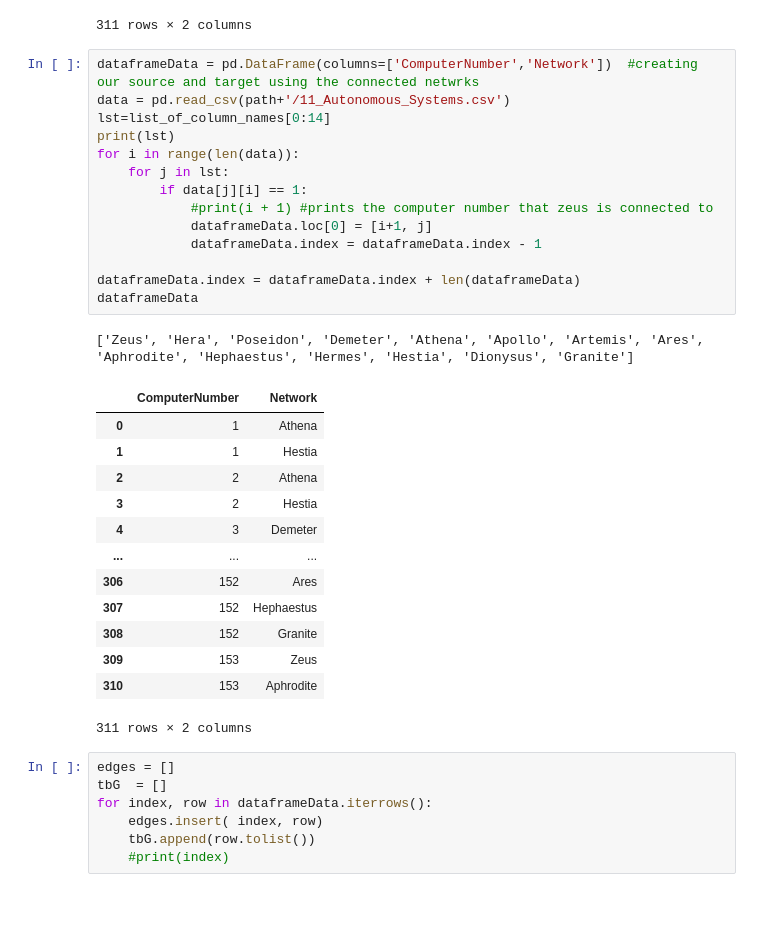
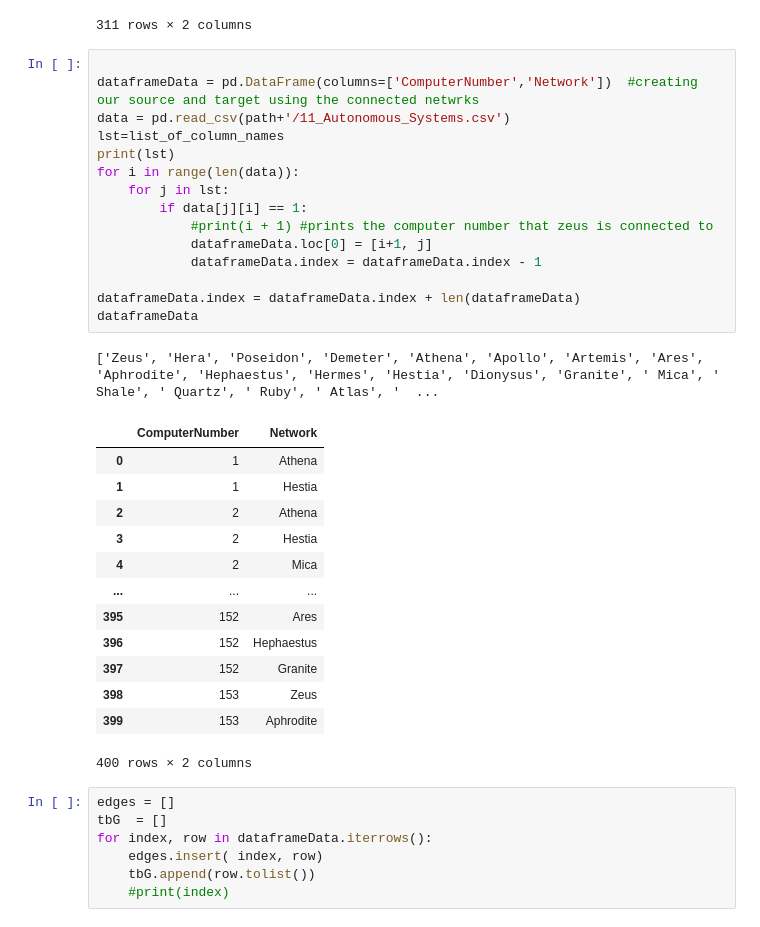
Before and after one commit to erifejams/Autonomous-Systems, a Jupyter notebook: final_code.ipynb, the cells around one changed output. Cells and saved outputs as stored; diff of their text form.

```diff
--- a/final_code.ipynb
+++ b/final_code.ipynb
@@ -778,34 +778,35 @@ dataframeData
 | 0 | 153 | Aphrodite |
 311 rows × 2 columns
 # %%
+
 dataframeData = pd.DataFrame(columns=['ComputerNumber','Network'])  #creating our source and target using the connected netwrks
 data = pd.read_csv(path+'/11_Autonomous_Systems.csv')
-lst=list_of_column_names[0:14]
+lst=list_of_column_names
 print(lst)
 for i in range(len(data)):
     for j in lst:
         if data[j][i] == 1:
             #print(i + 1) #prints the computer number that zeus is connected to
             dataframeData.loc[0] = [i+1, j]
             dataframeData.index = dataframeData.index - 1
 
 dataframeData.index = dataframeData.index + len(dataframeData)
 dataframeData
 # %% [output]
-['Zeus', 'Hera', 'Poseidon', 'Demeter', 'Athena', 'Apollo', 'Artemis', 'Ares', 'Aphrodite', 'Hephaestus', 'Hermes', 'Hestia', 'Dionysus', 'Granite']
+['Zeus', 'Hera', 'Poseidon', 'Demeter', 'Athena', 'Apollo', 'Artemis', 'Ares', 'Aphrodite', 'Hephaestus', 'Hermes', 'Hestia', 'Dionysus', 'Granite', ' Mica', ' Shale', ' Quartz', ' Ruby', ' Atlas', '  ...
 |  | ComputerNumber | Network |
 | 0 | 1 | Athena |
 | 1 | 1 | Hestia |
 | 2 | 2 | Athena |
 | 3 | 2 | Hestia |
-| 4 | 3 | Demeter |
+| 4 | 2 | Mica |
 | ... | ... | ... |
-| 306 | 152 | Ares |
-| 307 | 152 | Hephaestus |
-| 308 | 152 | Granite |
-| 309 | 153 | Zeus |
-| 310 | 153 | Aphrodite |
+| 395 | 152 | Ares |
+| 396 | 152 | Hephaestus |
+| 397 | 152 | Granite |
+| 398 | 153 | Zeus |
+| 399 | 153 | Aphrodite |
-311 rows × 2 columns
+400 rows × 2 columns
 # %%
 edges = []
 tbG  = []
```
Also changed, not shown: parts of 7 cells of this notebook, 1 other file.
